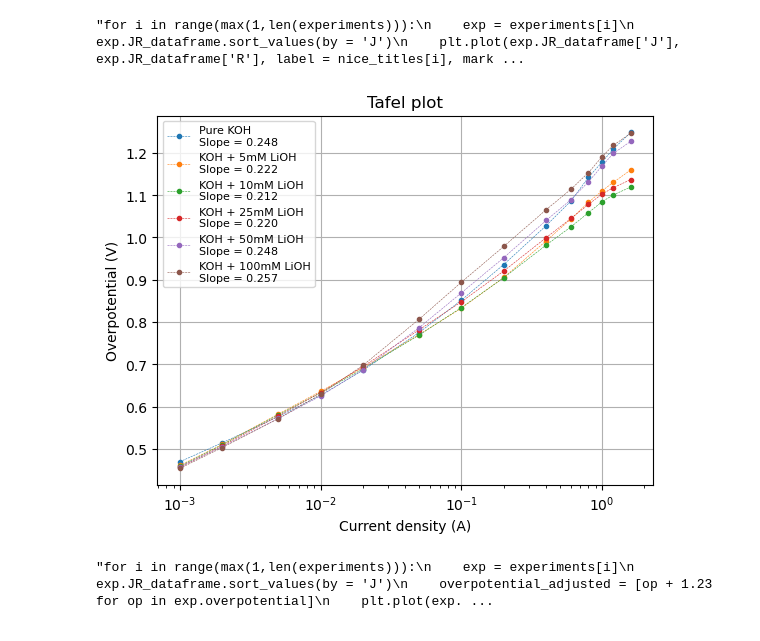
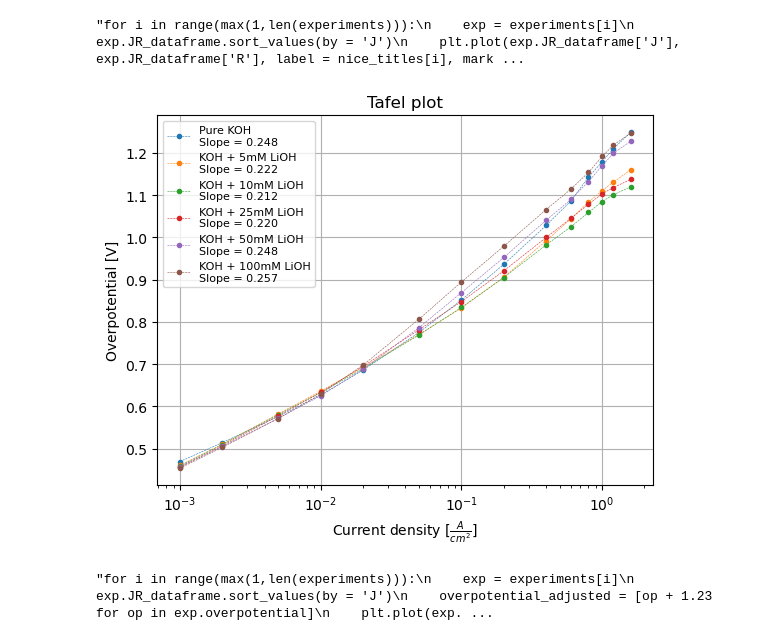
Before and after one commit to flexepticon/DBL_energy, a Jupyter notebook: Python scripts/File for graphs.ipynb, the cells around one changed output. Saved outputs shown, nothing was run; the diff lists cells and outputs as text; code cells hidden in the pictures.

```diff
--- a/Python scripts/File for graphs.ipynb
+++ b/Python scripts/File for graphs.ipynb
@@ -160,19 +160,19 @@ plt.ylabel('Ohmic resistance [$\\Omega$]')'''
 # %%
 for i in range(max(1,len(experiments))):
     exp = experiments[i]
     exp.JR_dataframe.sort_values(by = 'J')
     plt.plot(exp.JR_dataframe['J'], exp.overpotential, label = nice_titles[i] + f'\nSlope = {exp.slope:.3f}',  marker = '.', linestyle = '--', lw = 0.4)
 
 plt.xscale('log')
 plt.grid()
 plt.title('Tafel plot')
-plt.xlabel('Current density (A)')
-plt.ylabel('Overpotential (V)')
+plt.xlabel('Current density [$\\frac{A}{cm^2}$]')
+plt.ylabel('Overpotential [V]')
 plt.legend(fontsize = 8)
 
 plt.savefig('Tafel plot.png', dpi = 300)
 # %% [output]
-[figure, old version]
+[figure, new version]
 # %%
 '''for i in range(max(1,len(experiments))):
     exp = experiments[i]
```
Also changed, not shown: parts of 2 cells of this notebook, 6 other files.
